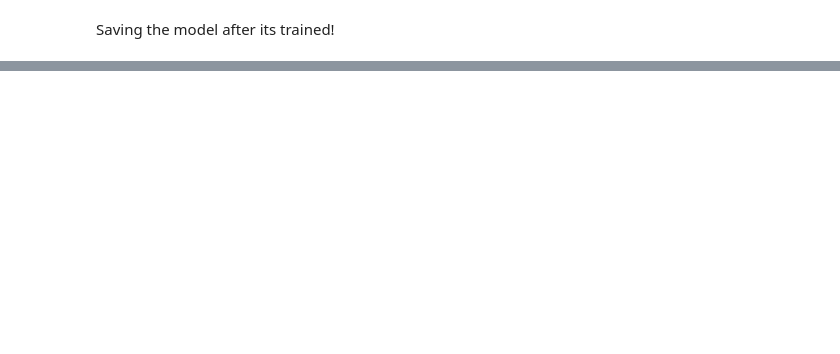
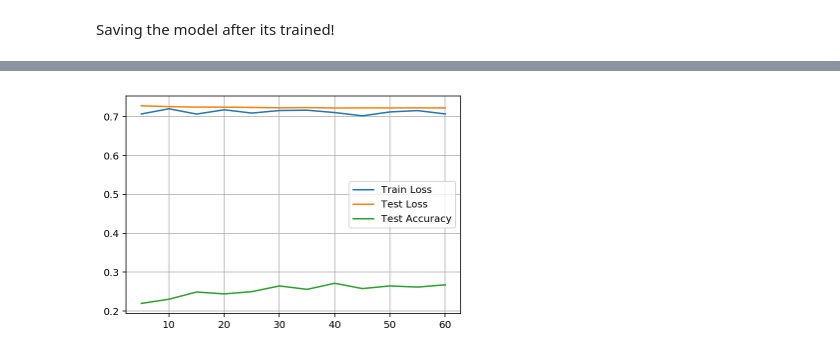
Before and after one commit to PravinVedurla/Cat-and-Dogs-Cassification-using-Resnet-Pytorch-, a Jupyter notebook: Cats_and_Dogs_with_Resnet_[Pytorch].ipynb, the cells around one changed output, grey strips where cells are left out. Cells and saved outputs as stored; diff of their text form; code cells hidden in the pictures; blank space fills up the shorter version.

```diff
--- a/Cats_and_Dogs_with_Resnet_[Pytorch].ipynb
+++ b/Cats_and_Dogs_with_Resnet_[Pytorch].ipynb
@@ -326,0 +470,3 @@ torch.save(checkpoint, './catvdog.pth')
+# %%
+model3 = models.googlenet(pretrained= True)
+model3
@@ -326,0 +492,13 @@ torch.save(checkpoint, './catvdog.pth')
+# %%
+for params in model3.parameters():
+  params.requires_grad = False
+
+classifier = nn.Sequential(nn.Linear(1024, 512),
+                           nn.ReLU(),
+                           nn.Dropout(p=0.3),
+                           nn.Linear(512, 2),
+                           nn.LogSoftmax(dim=1))
+
+model3.fc = classifier
+
+model3.fc
@@ -326,0 +602,9 @@ torch.save(checkpoint, './catvdog.pth')
+# %%
+plt.plot(totalsteps, traininglosses, label='Train Loss')
+plt.plot(totalsteps, testinglosses, label='Test Loss')
+plt.plot(totalsteps, testaccuracy, label='Test Accuracy')
+plt.legend()
+plt.grid()
+plt.show()
+# %% [output]
+[figure, added]
```
Also changed, not shown: parts of 16 cells of this notebook.
